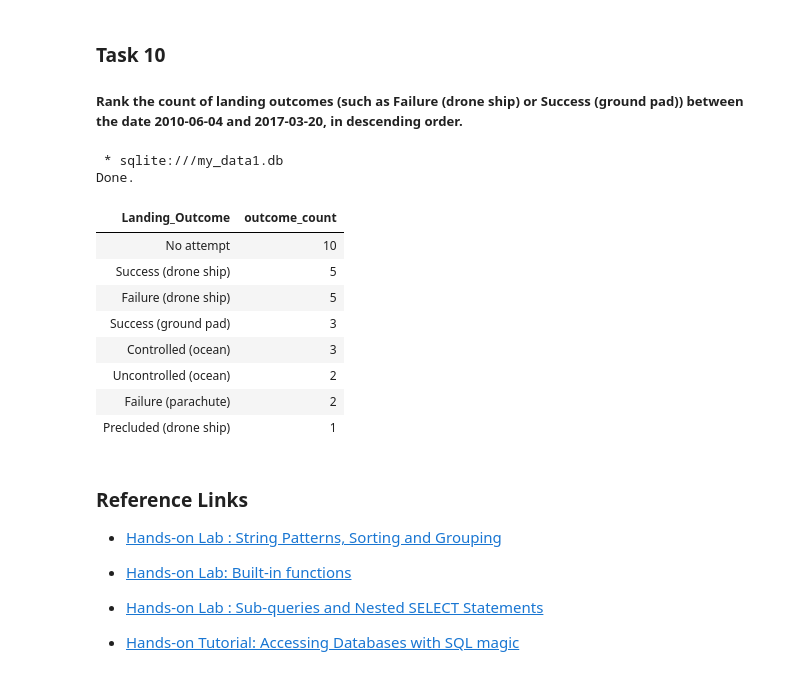
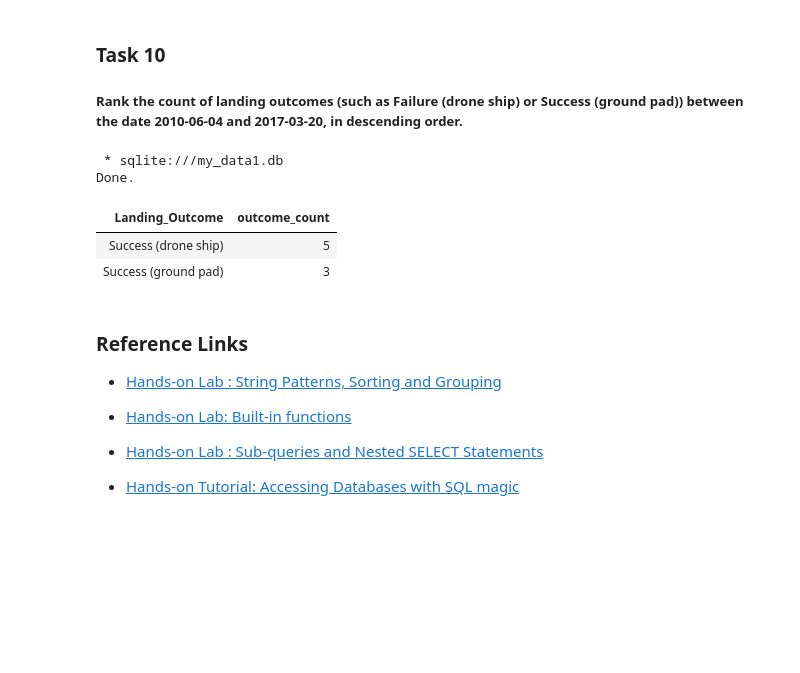
Before and after one commit to irfanavianto/IBM_DS_Course_-_applied_ds_capstone, a Jupyter notebook: 4_jupyter-labs-eda-sql-coursera_sqllite.ipynb, the cells around one changed output. Cells and saved outputs as stored; diff of their text form; code cells hidden in the pictures; blank space fills up the shorter version.

```diff
--- a/4_jupyter-labs-eda-sql-coursera_sqllite.ipynb
+++ b/4_jupyter-labs-eda-sql-coursera_sqllite.ipynb
@@ -307,22 +316,18 @@ Done.
 # %%
 %%sql
 select Landing_Outcome, count(*) as outcome_count
 from SPACEXTBL
-where date between '2010-06-04' and '2017-03-20'
+where
+    date between '2010-06-04' and '2017-03-20'
+    and "Landing_Outcome" like '%Success%'
 group by Landing_Outcome
 order by outcome_count desc
 # %% [output]
  * sqlite:///my_data1.db
 Done.
 | Landing_Outcome | outcome_count |
-| No attempt | 10 |
 | Success (drone ship) | 5 |
-| Failure (drone ship) | 5 |
 | Success (ground pad) | 3 |
-| Controlled (ocean) | 3 |
-| Uncontrolled (ocean) | 2 |
-| Failure (parachute) | 2 |
-| Precluded (drone ship) | 1 |
 # %% [markdown]
 ### Reference Links
 
```
Also changed, not shown: parts of 7 cells of this notebook, 1 other file.
